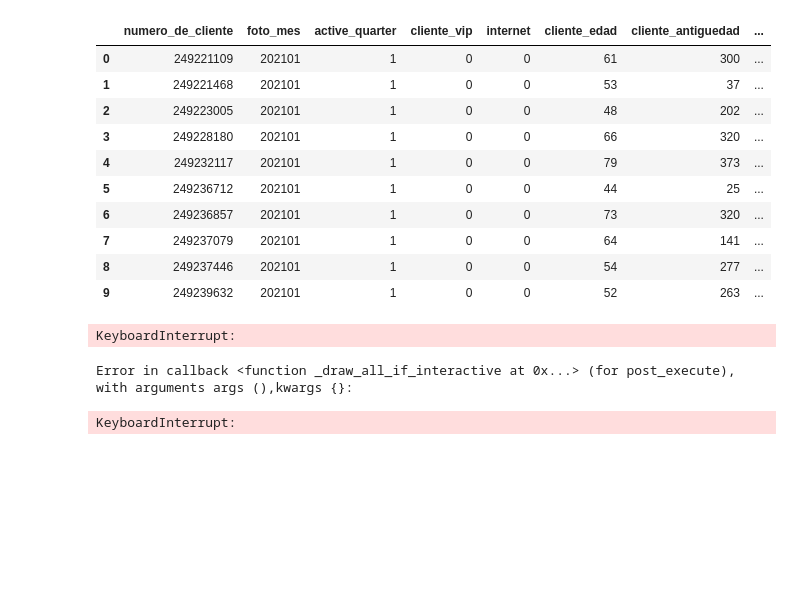
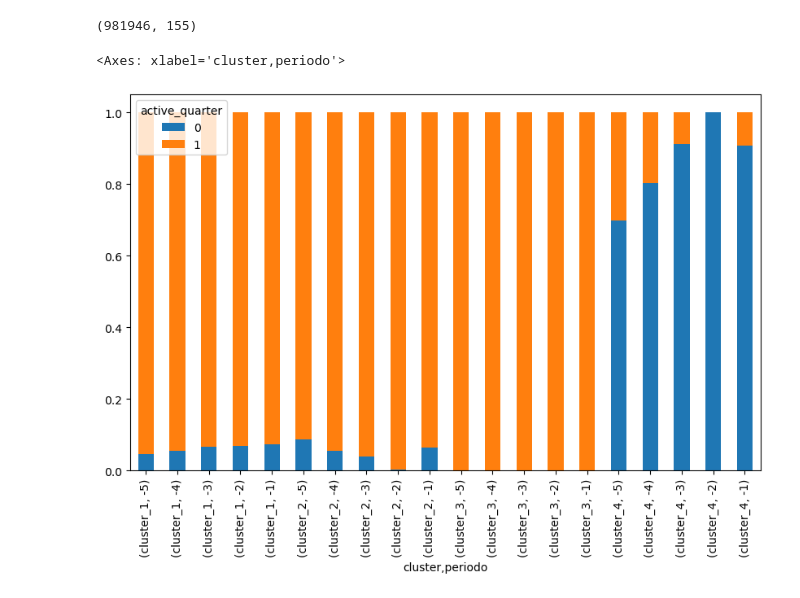
Before and after one commit to tizan25/dmeyf2024, a Jupyter notebook: s-manda/EDA.ipynb, the cells around one changed output. Cells and saved outputs as stored; diff of their text form; code cells hidden in the pictures; blank space fills up the shorter version.

```diff
--- a/s-manda/EDA.ipynb
+++ b/s-manda/EDA.ipynb
@@ -6,25 +6,16 @@ import matplotlib.pyplot as plt
 pd.set_option('display.max_columns', None)
 # %%
 data = pd.read_csv('../../datasets/competencia_01.csv', low_memory=False)
-# %%
-data.head(10)
-# %% [output]
-|  | numero_de_cliente | foto_mes | active_quarter | cliente_vip | internet | cliente_edad | cliente_antiguedad | ... |
-| 0 | 249221109 | 202101 | 1 | 0 | 0 | 61 | 300 | ... |
-| 1 | 249221468 | 202101 | 1 | 0 | 0 | 53 | 37 | ... |
-| 2 | 249223005 | 202101 | 1 | 0 | 0 | 48 | 202 | ... |
-| 3 | 249228180 | 202101 | 1 | 0 | 0 | 66 | 320 | ... |
-| 4 | 249232117 | 202101 | 1 | 0 | 0 | 79 | 373 | ... |
-| 5 | 249236712 | 202101 | 1 | 0 | 0 | 44 | 25 | ... |
-| 6 | 249236857 | 202101 | 1 | 0 | 0 | 73 | 320 | ... |
-| 7 | 249237079 | 202101 | 1 | 0 | 0 | 64 | 141 | ... |
-| 8 | 249237446 | 202101 | 1 | 0 | 0 | 54 | 277 | ... |
-| 9 | 249239632 | 202101 | 1 | 0 | 0 | 52 | 263 | ... |
+# %%
+data.shape
+# %% [output]
+(981946, 155)
 # %%
 data_04 = data.query('foto_mes == 202104').drop(columns=['foto_mes', 'numero_de_cliente'])
-# %%
-sns.pairplot(data_04, hue='clase_ternaria')
-# %% [output]
-KeyboardInterrupt:
-Error in callback <function _draw_all_if_interactive at 0x...> (for post_execute), with arguments args (),kwargs {}:
-KeyboardInterrupt:
+# %%
+wd = pd.read_csv('../../datasets/dwalkingdead.csv', low_memory=False)
+# %%
+wd.groupby(['cluster', 'periodo'])['active_quarter'].value_counts(normalize=True).unstack().plot(kind='bar', stacked=True, figsize=(10, 6))
+# %% [output]
+<Axes: xlabel='cluster,periodo'>
+[figure, added]
```
Also changed, not shown: parts of 6 cells of this notebook, 5 other files.
